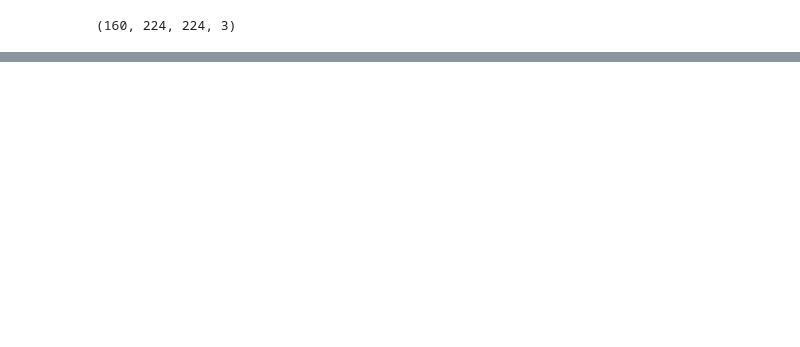
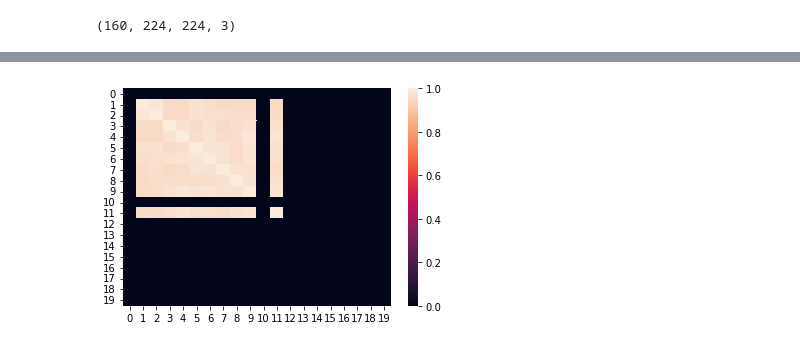
Before and after one commit to Truyen724/Zalo_liveness_Detection, a Jupyter notebook: test.ipynb, the cells around one changed output, grey strips where cells are left out. Drawn from its saved outputs; the diff is of its cells as text; code cells hidden in the pictures; blank space fills up the shorter version.

```diff
--- a/test.ipynb
+++ b/test.ipynb
@@ -145,2 +134,7 @@ NameError: name 'lsst' is not defined
+# %%
+hm = sn.heatmap(data = out2[:20,:20])
+plt.show()
+# %% [output]
+[figure, added]
 # %%
 cv2.destroyAllWindows()
```
Also changed, not shown: parts of 11 cells of this notebook, 2 other files.
